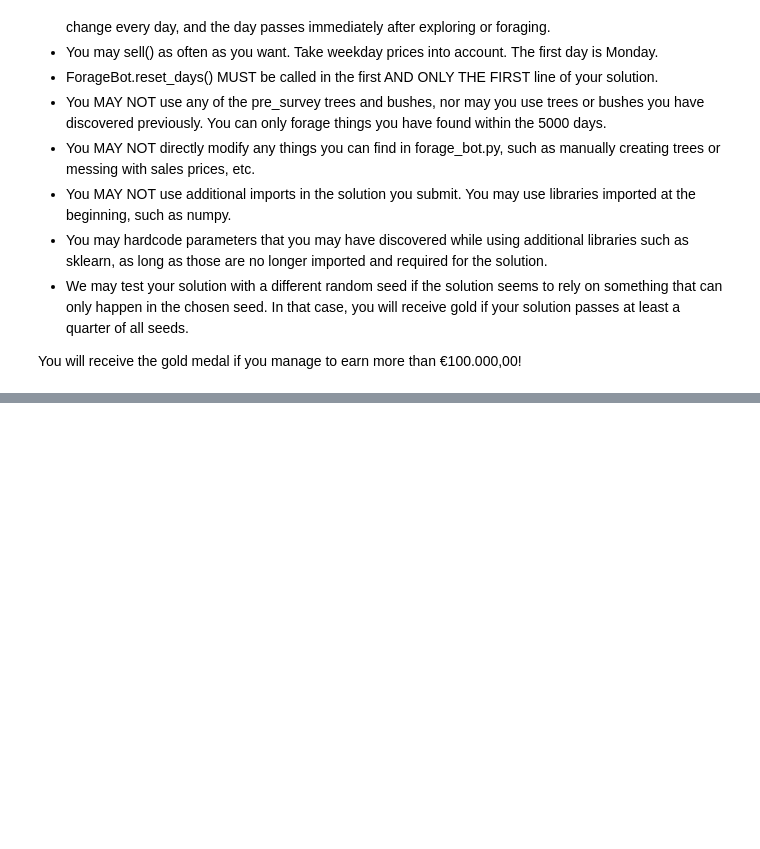
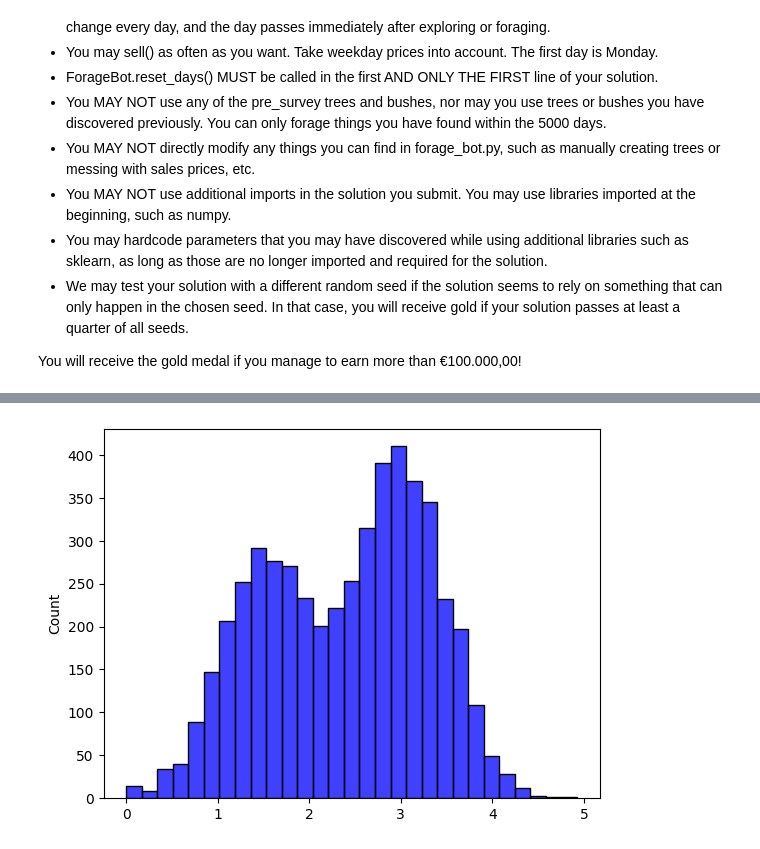
Before and after one commit to ErLucaBaz/computational-thinking-week-individual--14209306, a Jupyter notebook: challenge_foraging/challenge_foraging_robot.ipynb, the cells around one changed output, grey strips where cells are left out. Cells and saved outputs as stored; diff of their text form; code cells hidden in the pictures; blank space fills up the shorter version.

```diff
--- a/challenge_foraging/challenge_foraging_robot.ipynb
+++ b/challenge_foraging/challenge_foraging_robot.ipynb
@@ -523,0 +540,63 @@ while x <5000:
+# %%
+import numpy as np
+from scipy.stats import poisson
+import matplotlib.pyplot as plt
+from scipy.optimize import curve_fit
+import random
+ForageBot.reset_days(limit=5000)
+forageBot = ForageBot()
+number=random.randint(0,200)
+np.random.seed(number)
+
+def lancio():
+    ForageBot.reset_days(limit=5000)
+    both = 2
+    both_bush = 1
+    both_tree = 1
+    count=0
+    while both != 0:
+        count+=1
+        variable=forageBot.explore()
+        if isinstance(variable,BerryBush)  and variable.distribution_args['loc']>=5:
+            both_bush = 0
+            bush = variable
+        if isinstance(variable,Tree)  and variable.distribution_args['loc']>=8:
+            both_tree=0
+            tree = variable
+        both = both_bush + both_tree
+
+
+    x = forageBot.what_day_is_it()
+    while x <5000:
+
+        if x % 7 == 0:
+            forageBot.forage(tree)
+        if x % 7 == 1:
+            forageBot.sell()
+            forageBot.forage(tree)
+        if x % 7 == 2:
+            forageBot.sell
+            forageBot.forage(bush)
+        if x % 7 == 3:
+            forageBot.forage(bush)
+        if x % 7 == 4:
+            forageBot.forage(bush)
+        if x % 7 == 5:
+            forageBot.sell()
+            forageBot.forage(bush)
+        if x % 7 == 6:
+            forageBot.sell()
+            forageBot.forage(tree)
+
+        x = forageBot.what_day_is_it()
+
+    return(count)
+x=0
+def poisson_distribution(k, lambd):
+    return poisson.pmf(k, lambd)
+
+samples_s = [lancio() for i in range(500)]
+plot_distribution(samples)
+lambda_estimate = np.mean(samples_s)
+print(lambda_estimate)
+# %% [output]
@@ -523,0 +620 @@ while x <5000:
+[figure, added]
```
Also changed, not shown: parts of 7 cells of this notebook.
